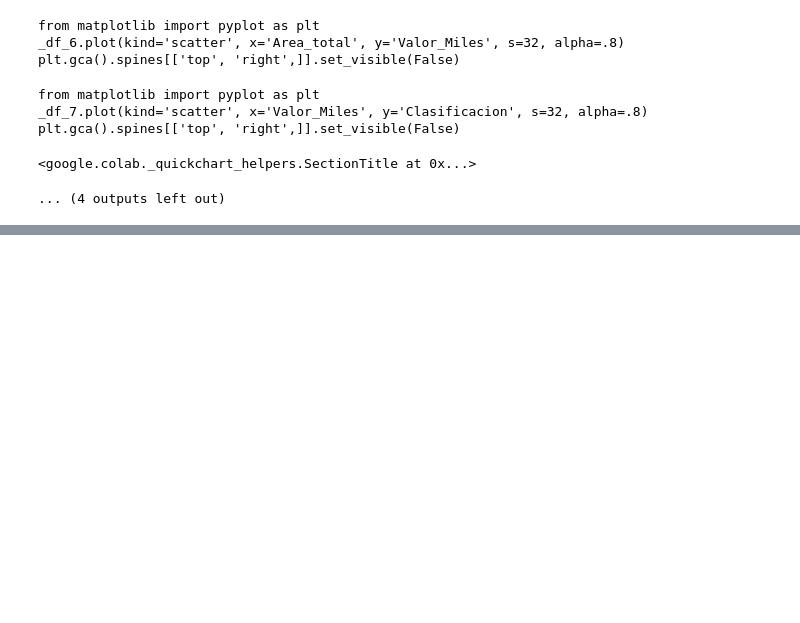
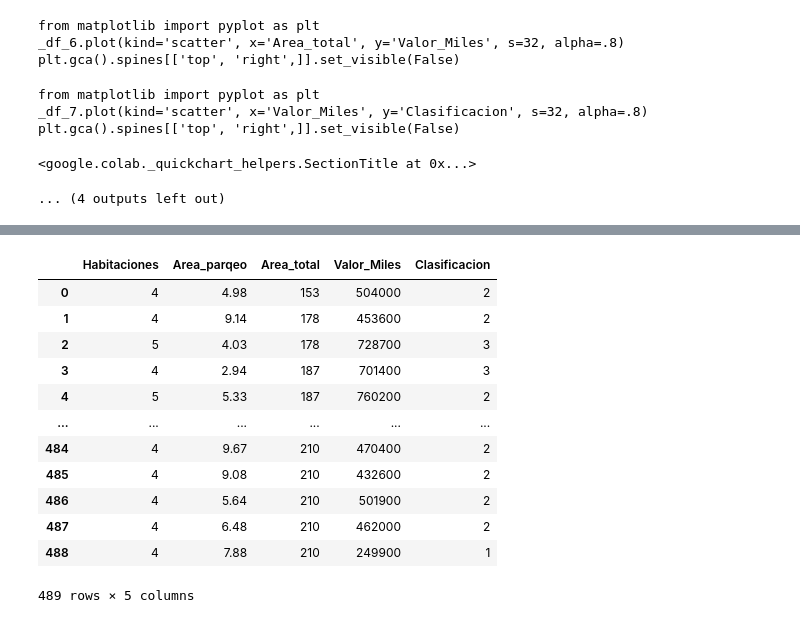
Before and after one commit to lwaked01/CursoIA, a Jupyter notebook: EDA_Apuntes.ipynb, the cells around one changed output, grey strips where cells are left out. Drawn from its saved outputs; the diff is of its cells as text; code cells hidden in the pictures; blank space fills up the shorter version.

```diff
--- a/EDA_Apuntes.ipynb
+++ b/EDA_Apuntes.ipynb
@@ -59,0 +79,16 @@ plt.gca().spines[['top', 'right',]].set_visible(False)
+# %%
+df
+# %% [output]
+|  | Habitaciones | Area_parqeo | Area_total | Valor_Miles | Clasificacion |
+| 0 | 4 | 4.98 | 153 | 504000 | 2 |
+| 1 | 4 | 9.14 | 178 | 453600 | 2 |
+| 2 | 5 | 4.03 | 178 | 728700 | 3 |
+| 3 | 4 | 2.94 | 187 | 701400 | 3 |
+| 4 | 5 | 5.33 | 187 | 760200 | 2 |
+| ... | ... | ... | ... | ... | ... |
+| 484 | 4 | 9.67 | 210 | 470400 | 2 |
+| 485 | 4 | 9.08 | 210 | 432600 | 2 |
+| 486 | 4 | 5.64 | 210 | 501900 | 2 |
+| 487 | 4 | 6.48 | 210 | 462000 | 2 |
+| 488 | 4 | 7.88 | 210 | 249900 | 1 |
+489 rows × 5 columns
```
Also changed, not shown: parts of 2 cells of this notebook.
